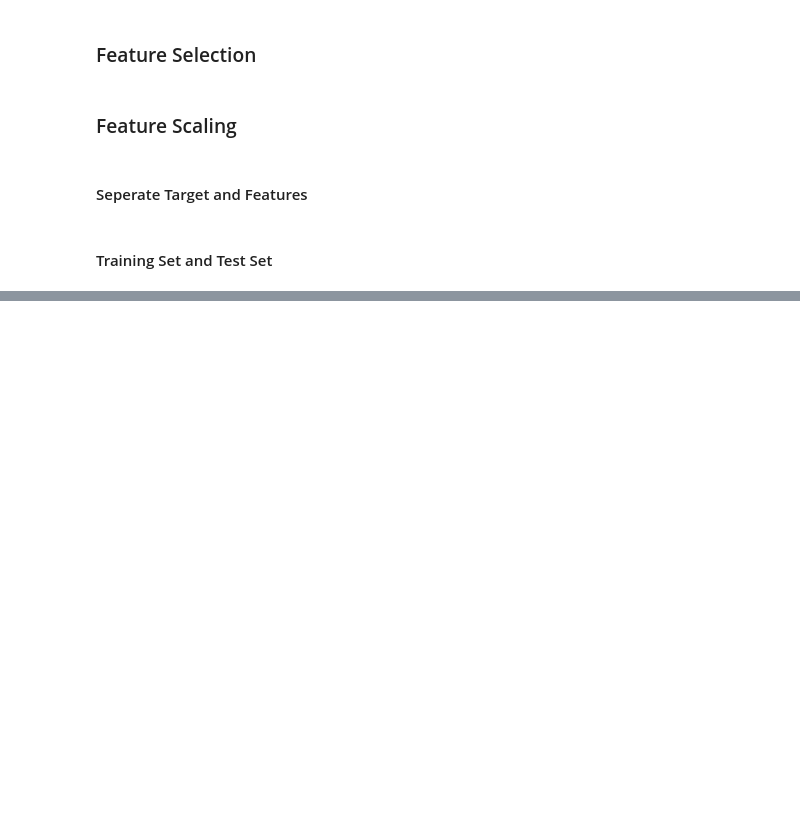
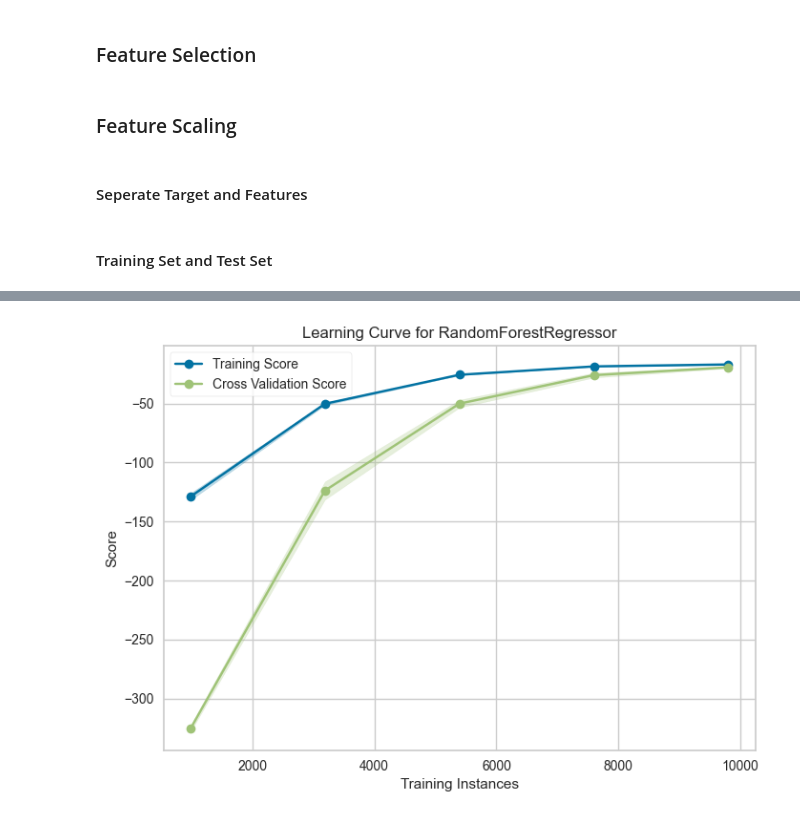
Before and after one commit to zhuofan-16/Computer_Regression, a Jupyter notebook: Price_Regression_ML.ipynb, the cells around one changed output, grey strips where cells are left out. Cells and saved outputs as stored; diff of their text form; code cells hidden in the pictures; blank space fills up the shorter version.

```diff
--- a/Price_Regression_ML.ipynb
+++ b/Price_Regression_ML.ipynb
@@ -520,0 +577,10 @@ x_train,x_test,y_train,y_test =train_test_split(x,y,test_size=0.2,shuffle=True,r
+# %%
+rf = Pipeline([
+    ('Data Preprocessing', data_preprocessing),
+    ('Model', RandomForestRegressor())
+])
+
+record,scores, lr = scoreModel(rf, x_train, y_train, algName="Random Forest", record=record)
+scores
+# %% [output]
+[figure, added]
```
Also changed, not shown: parts of 16 cells of this notebook.
